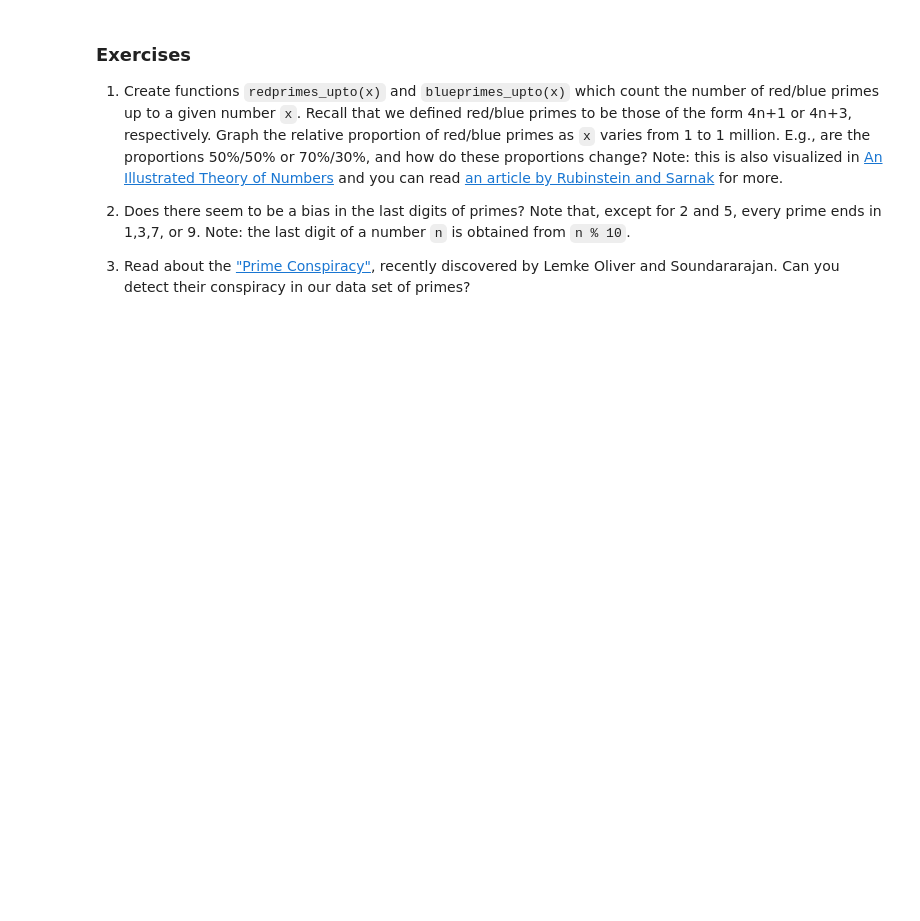
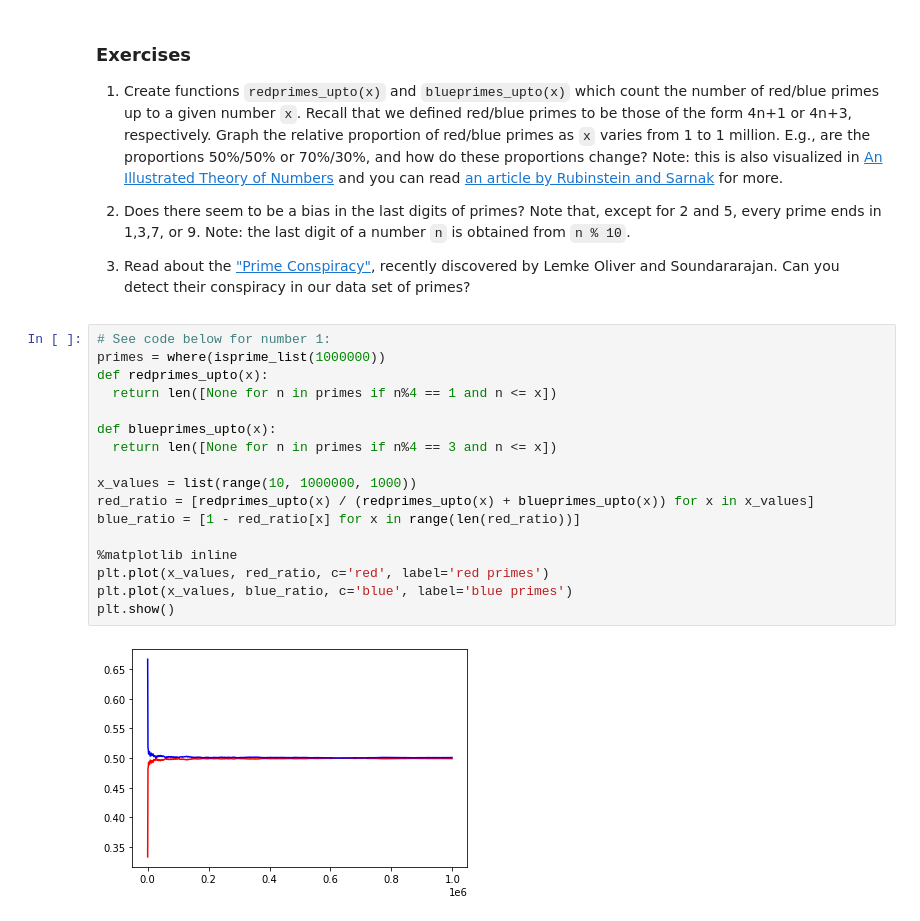
Before and after one commit to JesseLynch37/Math152, a Jupyter notebook: P4M_Notebook_3.ipynb, the cells around one changed output. Cells and saved outputs as stored; diff of their text form; blank space fills up the shorter version.

```diff
--- a/P4M_Notebook_3.ipynb
+++ b/P4M_Notebook_3.ipynb
@@ -1103,3 +1168,22 @@ Observe that gaps of 2 (twin primes) are pretty frequent.  There are over 8000 o
 2.  Does there seem to be a bias in the last digits of primes?  Note that, except for 2 and 5, every prime ends in 1,3,7, or 9.  Note: the last digit of a number `n` is obtained from `n % 10`.
 
 3.  Read about the ["Prime Conspiracy"](https://www.quantamagazine.org/mathematicians-discover-prime-conspiracy-20160313), recently discovered by Lemke Oliver and Soundararajan.  Can you detect their conspiracy in our data set of primes?
+# %%
+# See code below for number 1:
+primes = where(isprime_list(1000000))
+def redprimes_upto(x):
+  return len([None for n in primes if n%4 == 1 and n <= x])
+
+def blueprimes_upto(x):
+  return len([None for n in primes if n%4 == 3 and n <= x])
+
+x_values = list(range(10, 1000000, 1000))
+red_ratio = [redprimes_upto(x) / (redprimes_upto(x) + blueprimes_upto(x)) for x in x_values]
+blue_ratio = [1 - red_ratio[x] for x in range(len(red_ratio))]
+
+%matplotlib inline
+plt.plot(x_values, red_ratio, c='red', label='red primes')
+plt.plot(x_values, blue_ratio, c='blue', label='blue primes')
+plt.show()
+# %% [output]
+[figure, added]
```
Also changed, not shown: parts of 28 cells of this notebook.
